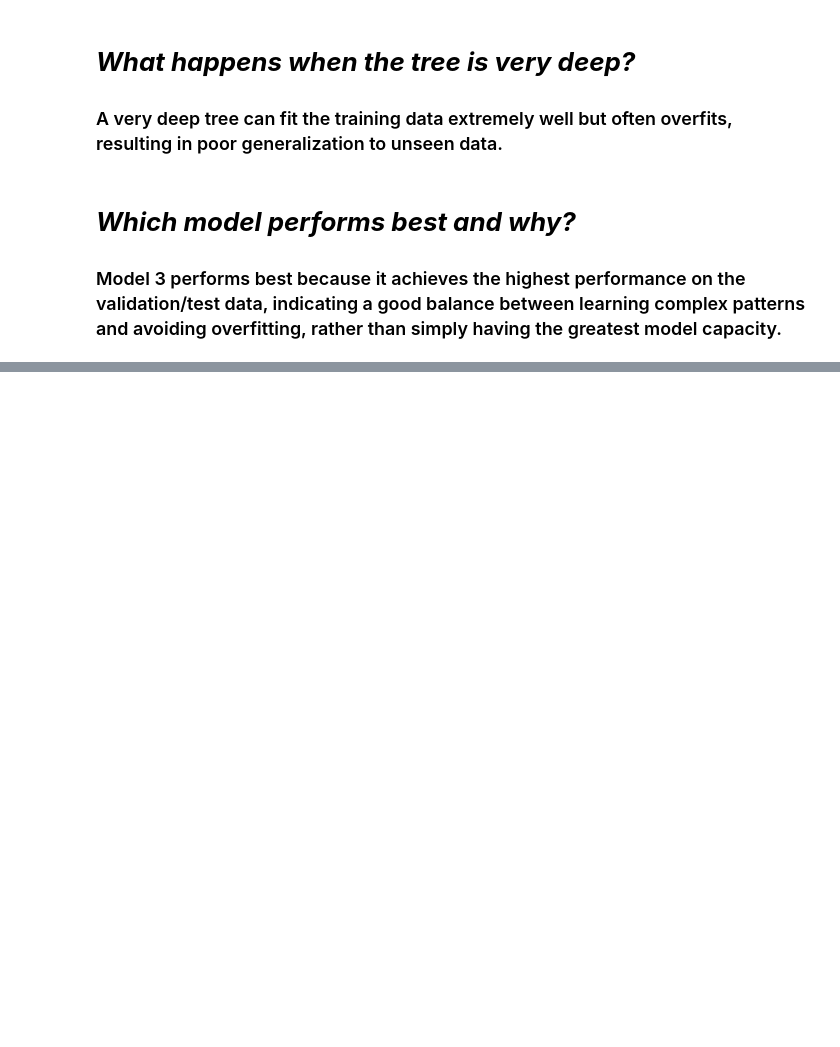
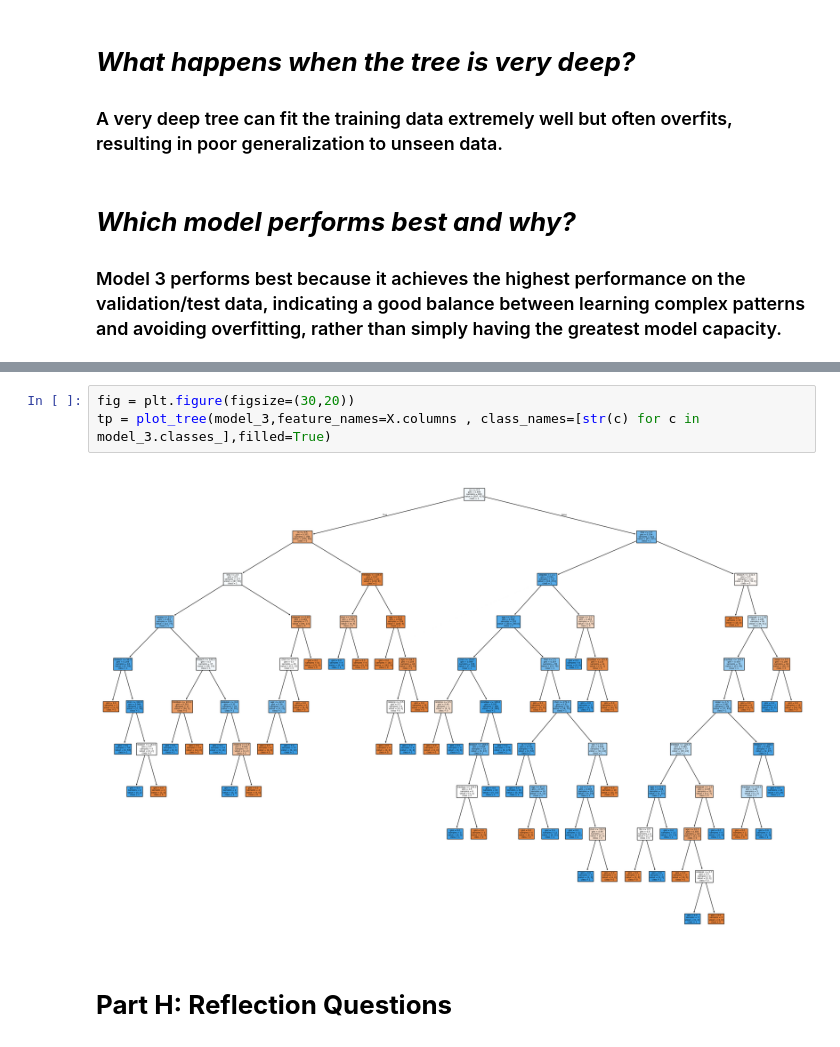
Before and after one commit to Asadullah2412/Decision_tree_classification_innomatics, a Jupyter notebook: Decision_Tree_Classification.ipynb, the cells around one changed output, grey strips where cells are left out. Drawn from its saved outputs; the diff is of its cells as text; blank space fills up the shorter version.

Commit message:
"Part G complete"

```diff
--- a/Decision_Tree_Classification.ipynb
+++ b/Decision_Tree_Classification.ipynb
@@ -325,0 +353,7 @@ The Accuracy of model 1 is 98.54%
+# %%
+fig = plt.figure(figsize=(30,20))
+tp = plot_tree(model_3,feature_names=X.columns , class_names=[str(c) for c in model_3.classes_],filled=True)
+# %% [output]
+[figure, added]
+# %% [markdown]
+# **Part H: Reflection Questions**
```
Also changed, not shown: parts of 2 cells of this notebook.
